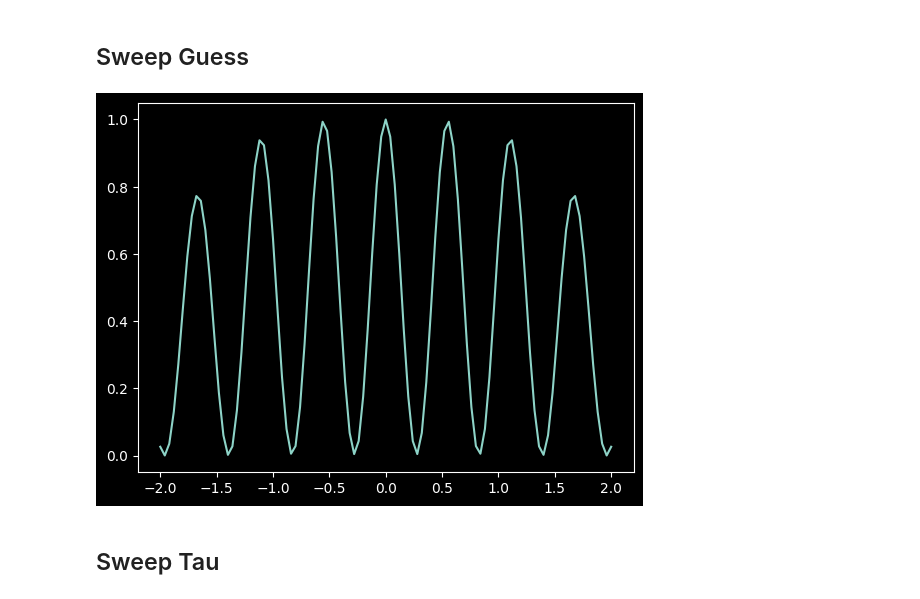
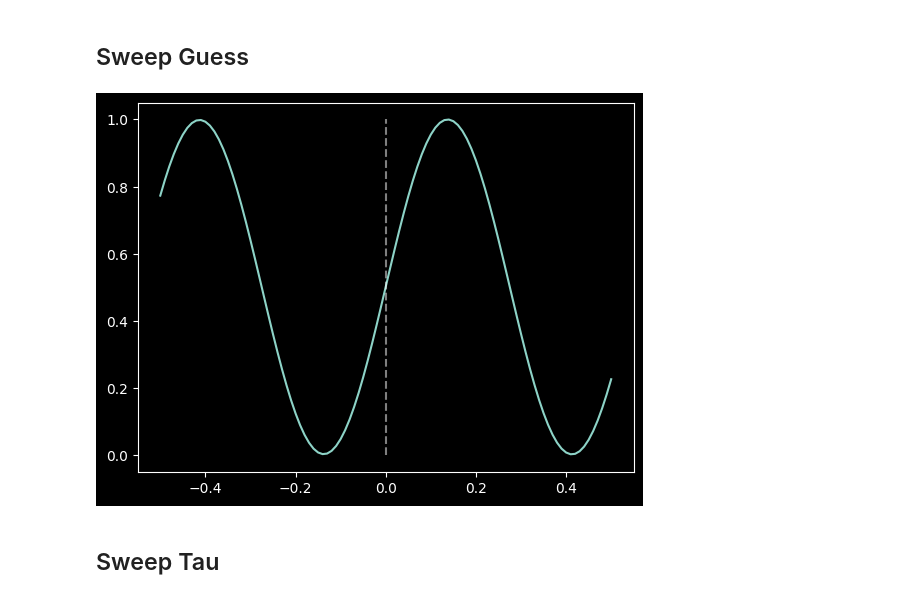
Before and after one commit to Slippery-Chickenz/qipQubitSimTools, a Jupyter notebook: example.ipynb, the cells around one changed output. Drawn from its saved outputs; the diff is of its cells as text; code cells hidden in the pictures.

Commit message:
Changed example plots

```diff
--- a/example.ipynb
+++ b/example.ipynb
@@ -41,14 +41,15 @@ testResult.plotStates()
 # %% [markdown]
 ## Sweep Guess
 # %%
-guessResonances = np.linspace(-2, 2, 101).tolist()
+guessResonances = np.linspace(-0.5, 0.5, 101).tolist()
 # %%
-guessResult = qst.ramsey.sweepGuess(guessResonances, 1.5, 100, "X")
+guessResult = qst.ramsey.sweepGuess(guessResonances, 1.5, 100, "Y")
 # %%
 plt.plot(guessResonances, guessResult)
+plt.vlines([0], 0, 1, linestyles="--", alpha=0.5)
 plt.show()
 # %% [output]
-[figure, old version]
+[figure, new version]
 # %% [markdown]
 ## Sweep Tau
 # %%
```
